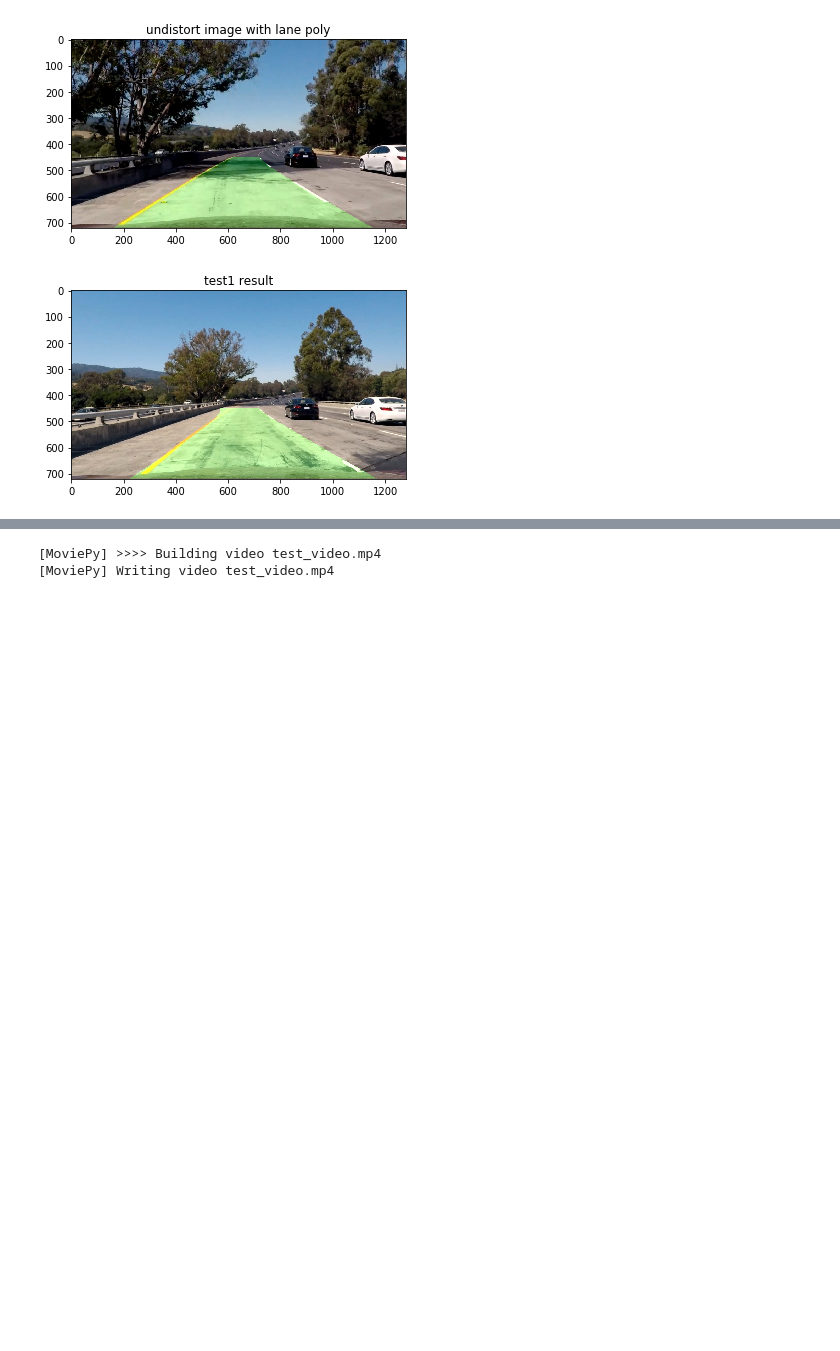
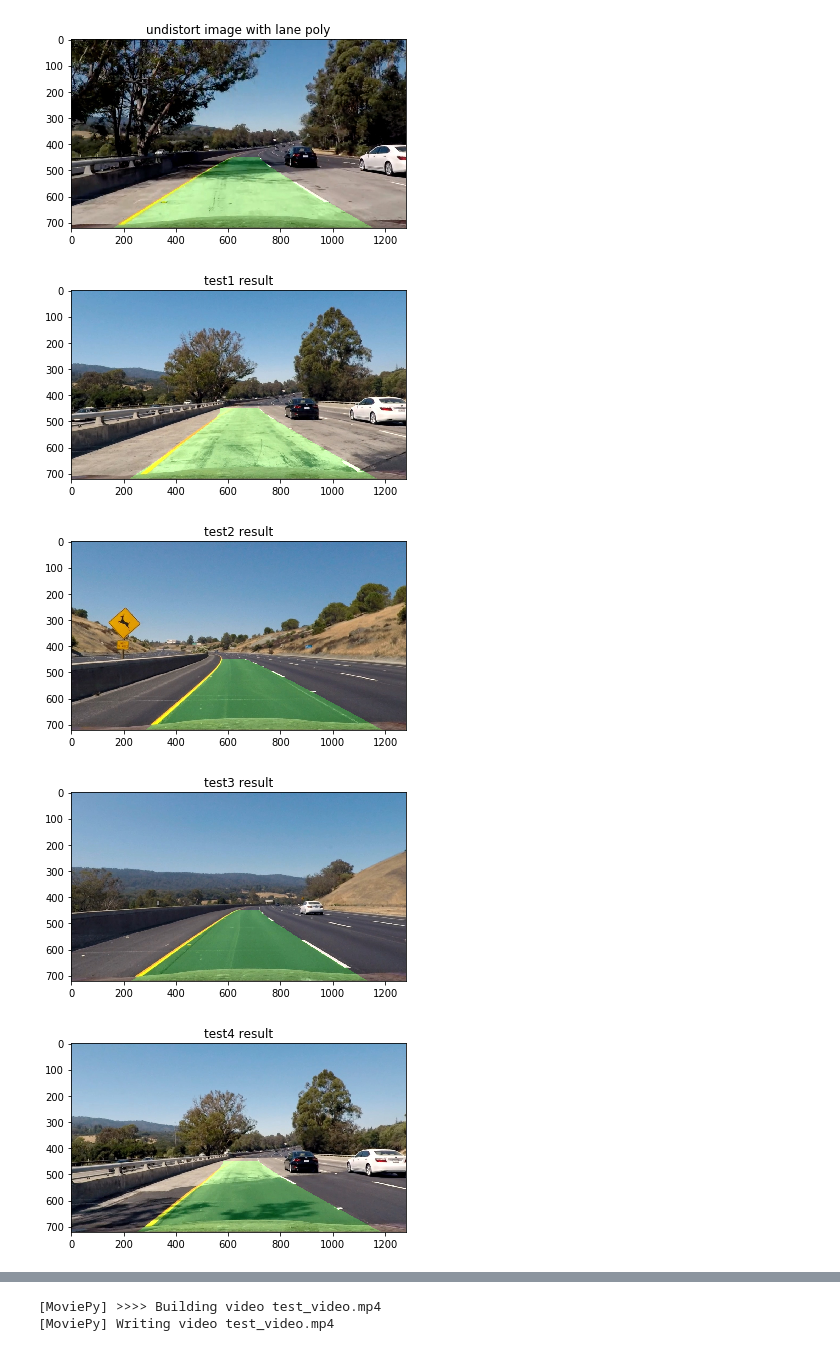
Before and after one commit to chenqin/CarND-Advanced-Lane-Lines, a Jupyter notebook: advanced_lane_lines.ipynb, the cells around one changed output, grey strips where cells are left out. Drawn from its saved outputs; the diff is of its cells as text; code cells hidden in the pictures; blank space fills up the shorter version.

```diff
--- a/advanced_lane_lines.ipynb
+++ b/advanced_lane_lines.ipynb
@@ -446,30 +450,38 @@ def render_lane_line_overlay(img,mtx=mtx,dist=dist):
     undistort = cv2.undistort(cv2.cvtColor(img, cv2.COLOR_BGR2RGB), mtx, dist, None, mtx)
     binary_wrap = get_bird_eye_binary_wrap(undistort)
     left_fit, right_fit = get_left_right_fit(binary_wrap)
     return drawLine(undistort, binary_warped, left_fit, right_fit)
 img = cv2.imread("test_images/test1.jpg")
 plt.title('test1 result')
 plt.imshow(render_lane_line_overlay(img))
 plt.show()
 
 img = cv2.imread("test_images/test2.jpg")
 plt.title('test2 result')
 plt.imshow(render_lane_line_overlay(img))
 plt.show()
 
 img = cv2.imread("test_images/test3.jpg")
 plt.title('test3 result')
 plt.imshow(render_lane_line_overlay(img))
 plt.show()
 
 img = cv2.imread("test_images/test4.jpg")
 plt.title('test4 result')
 plt.imshow(render_lane_line_overlay(img))
 plt.show()
 
 img = cv2.imread("test_images/test5.jpg")
 plt.title('test5 result')
 plt.imshow(render_lane_line_overlay(img))
 plt.show()
+
+img = cv2.imread("test_images/test6.jpg")
+plt.title('test6 result')
+plt.imshow(render_lane_line_overlay(img))
+plt.show()
 # %% [output]
 [figure]
+[figure, added]
+[figure, added]
+[figure, added]
```
Also changed, not shown: parts of 5 cells of this notebook, 2 other files.
